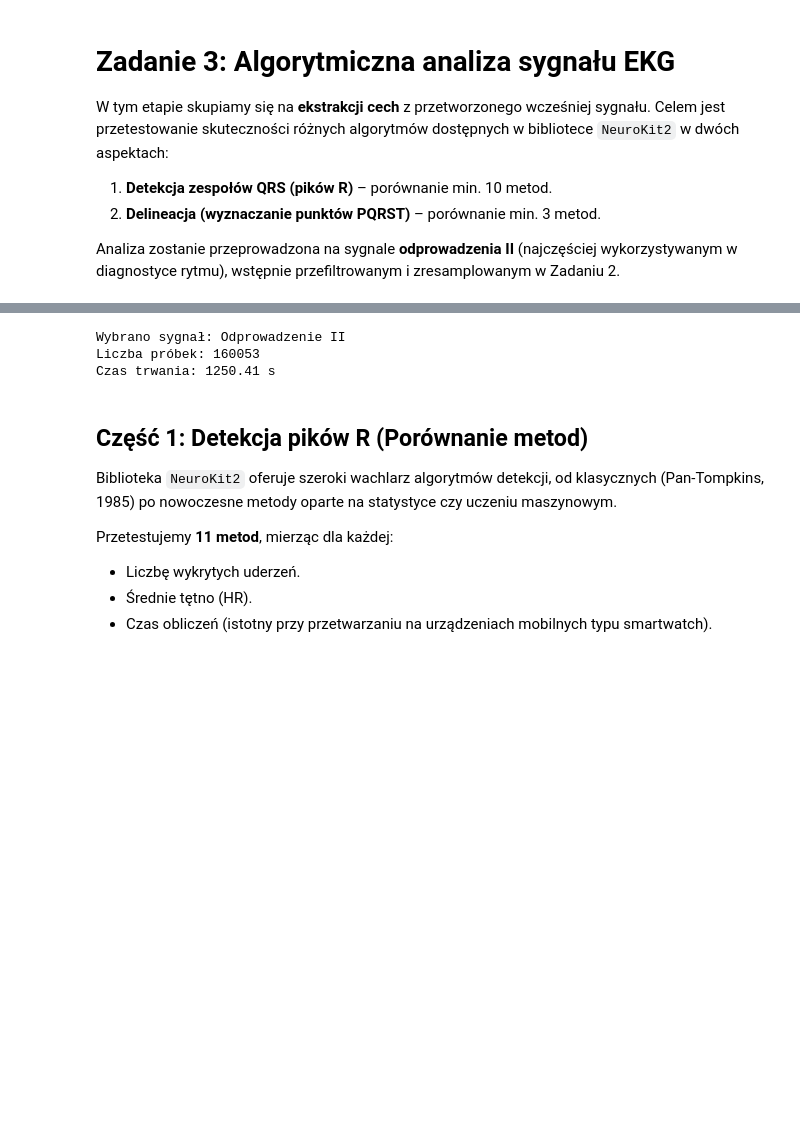
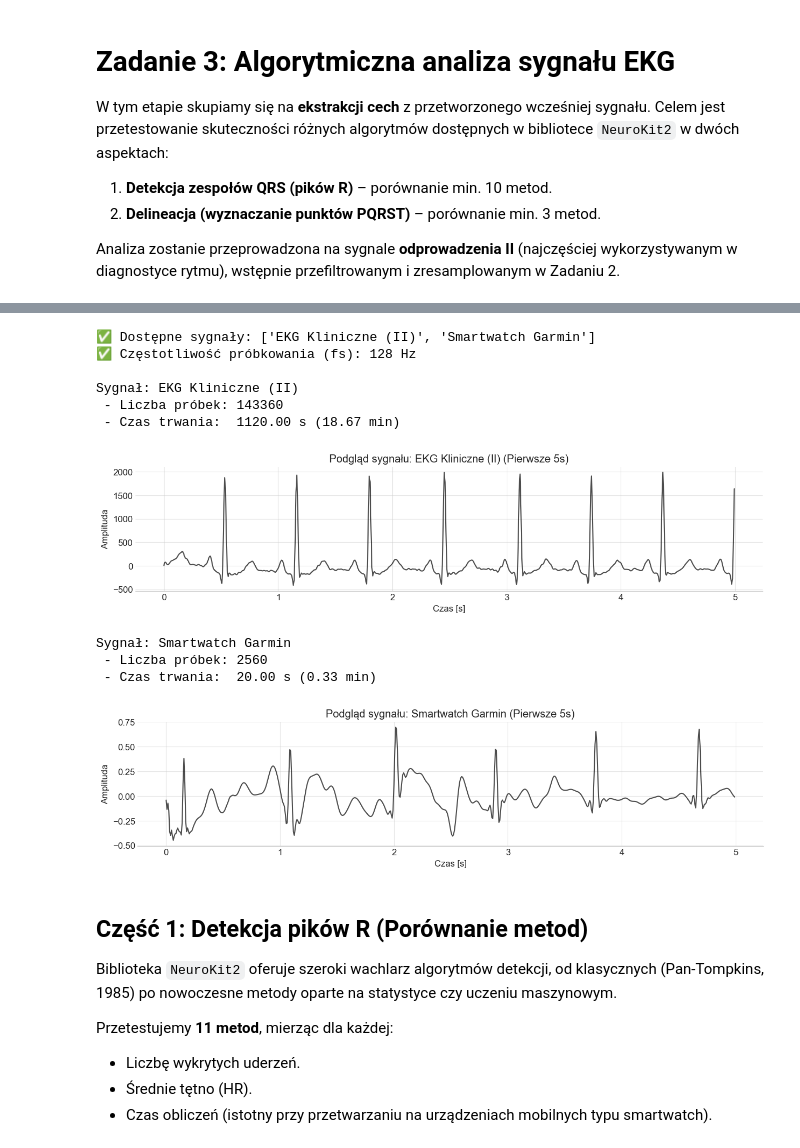
Before and after one commit to MichaelL200/Projekt-EKG, a Jupyter notebook: z3.ipynb, the cells around one changed output, grey strips where cells are left out. Drawn from its saved outputs; the diff is of its cells as text; code cells hidden in the pictures; blank space fills up the shorter version.

```diff
--- a/z3.ipynb
+++ b/z3.ipynb
@@ -56,29 +68,48 @@ Dane wczytane pomyślnie!
 # %%
+
+
 # Ustawienia wykresów
 plt.rcParams['figure.figsize'] = [15, 6]
 try:
+    plt.style.use('seaborn-v0_8-whitegrid')
+except:
     plt.style.use('seaborn-whitegrid')
-except:
-    plt.style.use('ggplot')
 
-# przygotowanie danych
-# Wybieramy odprowadzenie II. Jeśli go nie ma, bierzemy pierwszą kolumnę.
-if 'II' in clean_df.columns:
-    ecg_signal = clean_df['II'].values
-    print("Wybrano sygnał: Odprowadzenie II")
+
+
+if not signals_to_analyze:
+    print("Brak sygnałów do analizy! Sprawdź wczytywanie pliku.")
 else:
-    ecg_signal = clean_df.iloc[:, 0].values
-    print(f"Wybrano sygnał: {clean_df.columns[0]}")
+    print(f"✅ Dostępne sygnały: {list(signals_to_analyze.keys())}")
+    print(f"✅ Częstotliwość próbkowania (fs): {fs} Hz")
 
-# Częstotliwość próbkowania  Garmin/Resampling
-fs = 128
+    # Wyświetlamy statystyki dla każdego dostępnego sygnału
+    for name, signal in signals_to_analyze.items():
+        duration = len(signal) / fs
+        print(f"\nSygnał: {name}")
+        print(f" - Liczba próbek: {len(signal)}")
+        print(f" - Czas trwania:  {duration:.2f} s ({duration/60:.2f} min)")
 
-print(f"Liczba próbek: {len(ecg_signal)}")
-print(f"Czas trwania: {len(ecg_signal)/fs:.2f} s")
+        # Szybki podgląd (pierwsze 5 sekund)
+        plt.figure(figsize=(15, 3))
+        limit = min(len(signal), int(5 * fs))
+        plt.plot(np.arange(limit)/fs, signal[:limit], color='black', alpha=0.7)
+        plt.title(f"Podgląd sygnału: {name} (Pierwsze 5s)")
+        plt.xlabel("Czas [s]")
+        plt.ylabel("Amplituda")
+        plt.show()
 # %% [output]
-Wybrano sygnał: Odprowadzenie II
-Liczba próbek: 160053
-Czas trwania: 1250.41 s
+✅ Dostępne sygnały: ['EKG Kliniczne (II)', 'Smartwatch Garmin']
+✅ Częstotliwość próbkowania (fs): 128 Hz
+
+Sygnał: EKG Kliniczne (II)
+ - Liczba próbek: 143360
+ - Czas trwania:  1120.00 s (18.67 min)
+[figure, added]
+Sygnał: Smartwatch Garmin
+ - Liczba próbek: 2560
+ - Czas trwania:  20.00 s (0.33 min)
+[figure, added]
 # %% [markdown]
 ## Część 1: Detekcja pików R (Porównanie metod)
 
```
Also changed, not shown: parts of 17 cells of this notebook, 4 other files.
